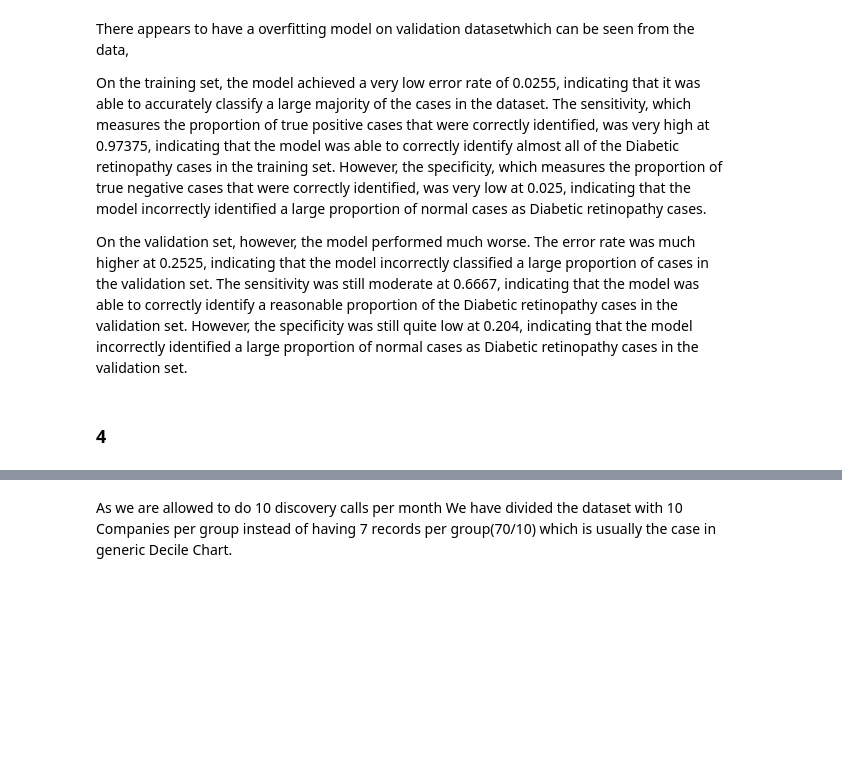
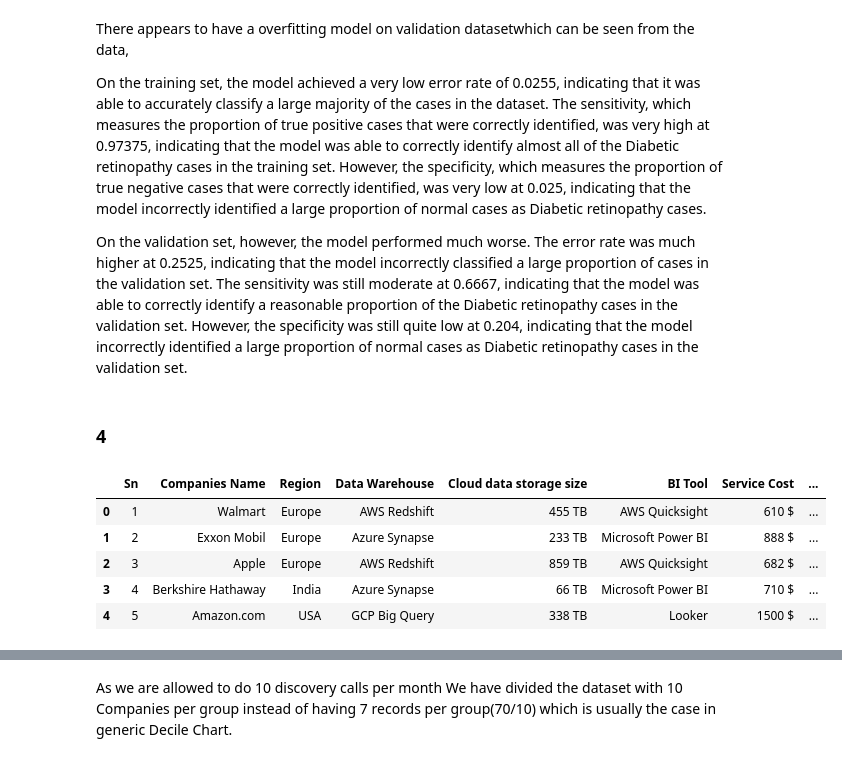
Before and after one commit to bsr11272/Assignment-3, a Jupyter notebook: Homework 3-1.ipynb, the cells around one changed output, grey strips where cells are left out. Cells and saved outputs as stored; diff of their text form; code cells hidden in the pictures; blank space fills up the shorter version.

```diff
--- a/Homework 3-1.ipynb
+++ b/Homework 3-1.ipynb
@@ -153,8 +182,15 @@ On the validation set, however, the model performed much worse. The error rate w
 # %% [markdown]
 ### 4
 # %%
-bc = pd.read_excel("Bostonconsultancy.xlsx")
+bc = pd.read_excel("./Data/Bostonconsultancy.xlsx")
 bc.head()
+# %% [output]
+|  | Sn | Companies Name | Region | Data Warehouse | Cloud data storage size | BI Tool | Service Cost | ... |
+| 0 | 1 | Walmart | Europe | AWS Redshift | 455 TB | AWS Quicksight | 610 $ | ... |
+| 1 | 2 | Exxon Mobil | Europe | Azure Synapse | 233 TB | Microsoft Power BI | 888 $ | ... |
+| 2 | 3 | Apple | Europe | AWS Redshift | 859 TB | AWS Quicksight | 682 $ | ... |
+| 3 | 4 | Berkshire Hathaway | India | Azure Synapse | 66 TB | Microsoft Power BI | 710 $ | ... |
+| 4 | 5 | Amazon.com | USA | GCP Big Query | 338 TB | Looker | 1500 $ | ... |
 # %%
 bc.rename(columns = {'Probability of winning the opportunity':'propensity'}, inplace = True)
 bc = bc.sort_values(by = "propensity",axis=0, ascending=False)
```
Also changed, not shown: parts of 26 cells of this notebook.
